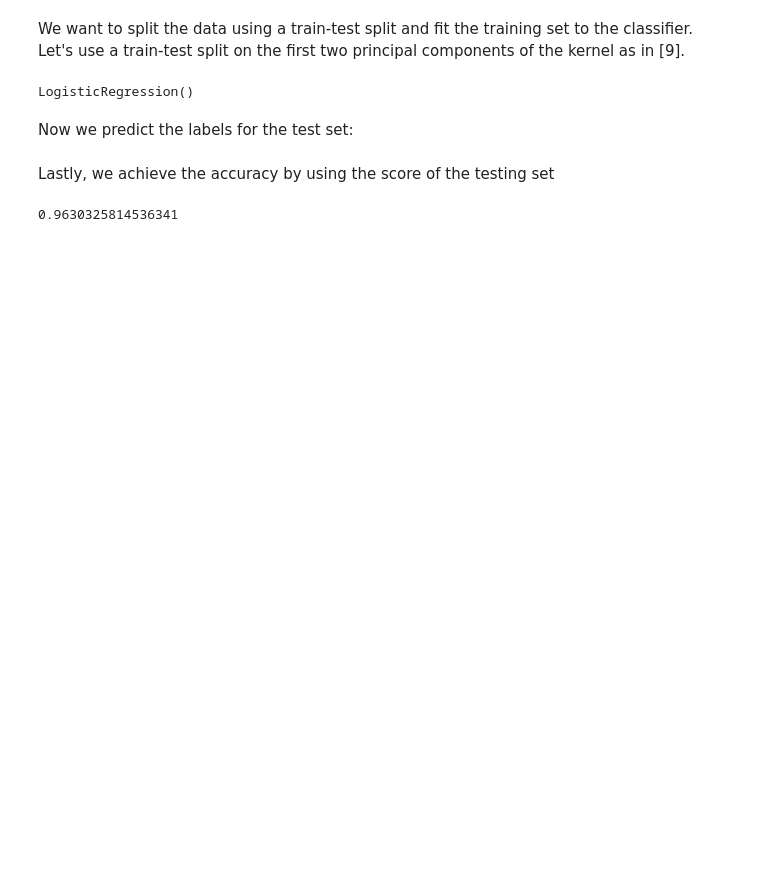
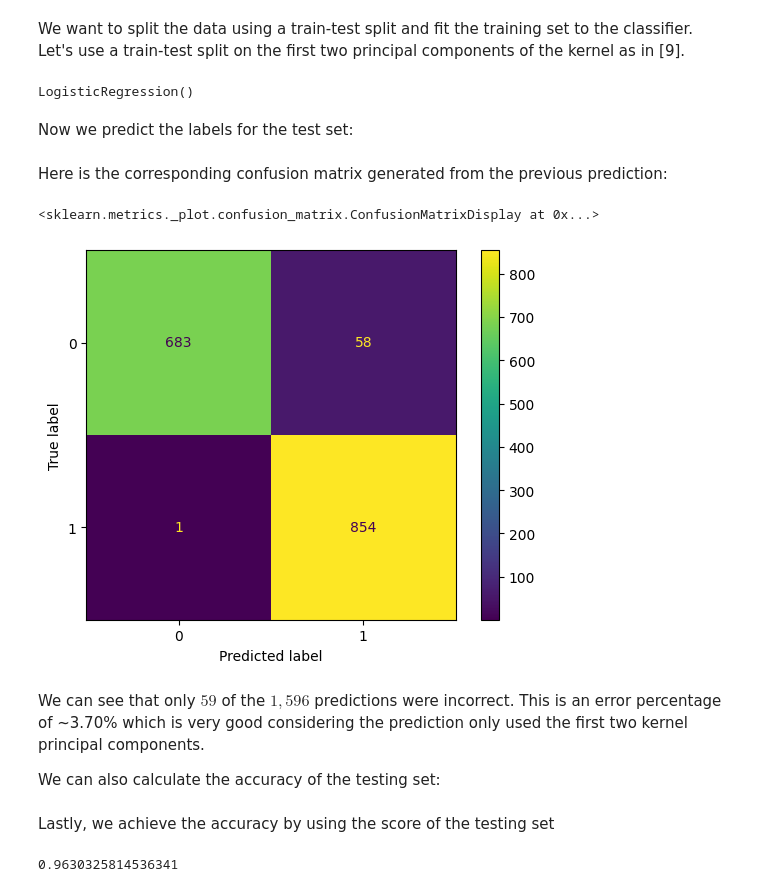
Before and after one commit to CrossWI/MATH535-Final, a Jupyter notebook: kernalPCA.ipynb, the cells around one changed output. Drawn from its saved outputs; the diff is of its cells as text; code cells hidden in the pictures; blank space fills up the shorter version.

```diff
--- a/kernalPCA.ipynb
+++ b/kernalPCA.ipynb
@@ -237,6 +243,19 @@ LogisticRegression()
 Now we predict the labels for the test set:
 # %%
 y_predict = binary_classifier.predict(X_test)
+# %% [markdown]
+Here is the corresponding confusion matrix generated from the previous prediction:
+# %%
+from sklearn.metrics import confusion_matrix, ConfusionMatrixDisplay
+cm = confusion_matrix(y_test, y_predict)
+ConfusionMatrixDisplay(cm).plot()
+# %% [output]
+<sklearn.metrics._plot.confusion_matrix.ConfusionMatrixDisplay at 0x...>
+[figure, added]
+# %% [markdown]
+We can see that only $59$ of the $1,596$ predictions were incorrect. This is an error percentage of ~3.70% which is very good considering the prediction only used the first two kernel principal components.
+
+We can also calculate the accuracy of the testing set:
 # %% [markdown]
 Lastly, we achieve the accuracy by using the score of the testing set
 # %%
```
Also changed, not shown: parts of 10 cells of this notebook.
